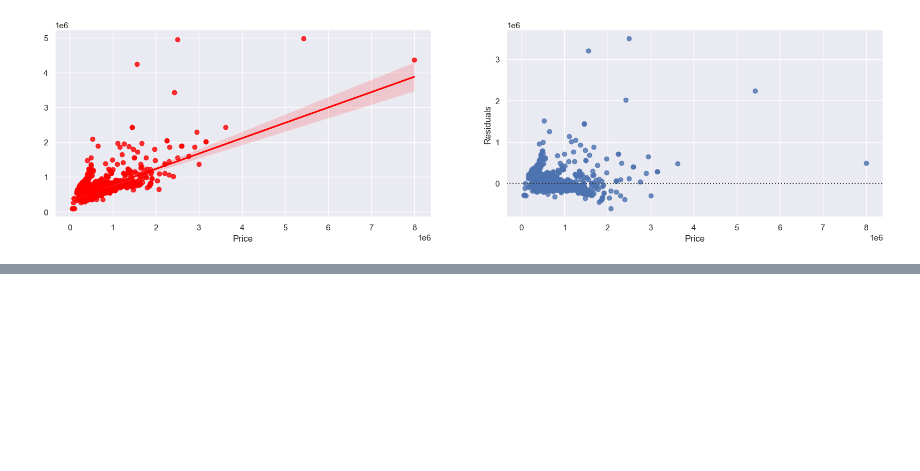
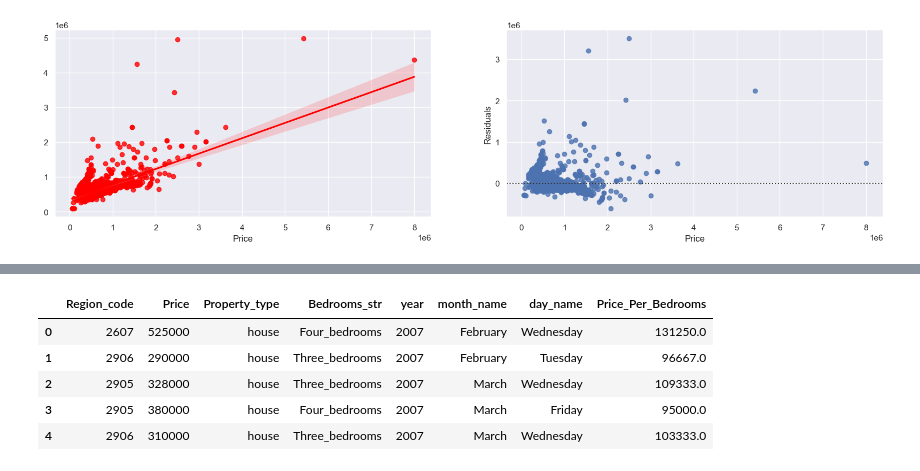
Before and after one commit to omars1234/Home_Prices_analysis, a Jupyter notebook: Home_Price_ML.ipynb, the cells around one changed output, grey strips where cells are left out. Cells and saved outputs as stored; diff of their text form; code cells hidden in the pictures; blank space fills up the shorter version.

```diff
--- a/Home_Price_ML.ipynb
+++ b/Home_Price_ML.ipynb
@@ -707,0 +716,10 @@ plt.ylabel("Residuals");
+# %%
+new_df=new_df.drop(["Date","Bedrooms"],axis=1)
+new_df.head()
+# %% [output]
+|  | Region_code | Price | Property_type | Bedrooms_str | year | month_name | day_name | Price_Per_Bedrooms |
+| 0 | 2607 | 525000 | house | Four_bedrooms | 2007 | February | Wednesday | 131250.0 |
+| 1 | 2906 | 290000 | house | Three_bedrooms | 2007 | February | Tuesday | 96667.0 |
+| 2 | 2905 | 328000 | house | Three_bedrooms | 2007 | March | Wednesday | 109333.0 |
+| 3 | 2905 | 380000 | house | Four_bedrooms | 2007 | March | Friday | 95000.0 |
+| 4 | 2906 | 310000 | house | Three_bedrooms | 2007 | March | Wednesday | 103333.0 |
```
Also changed, not shown: parts of 14 cells of this notebook, 1 other file.
